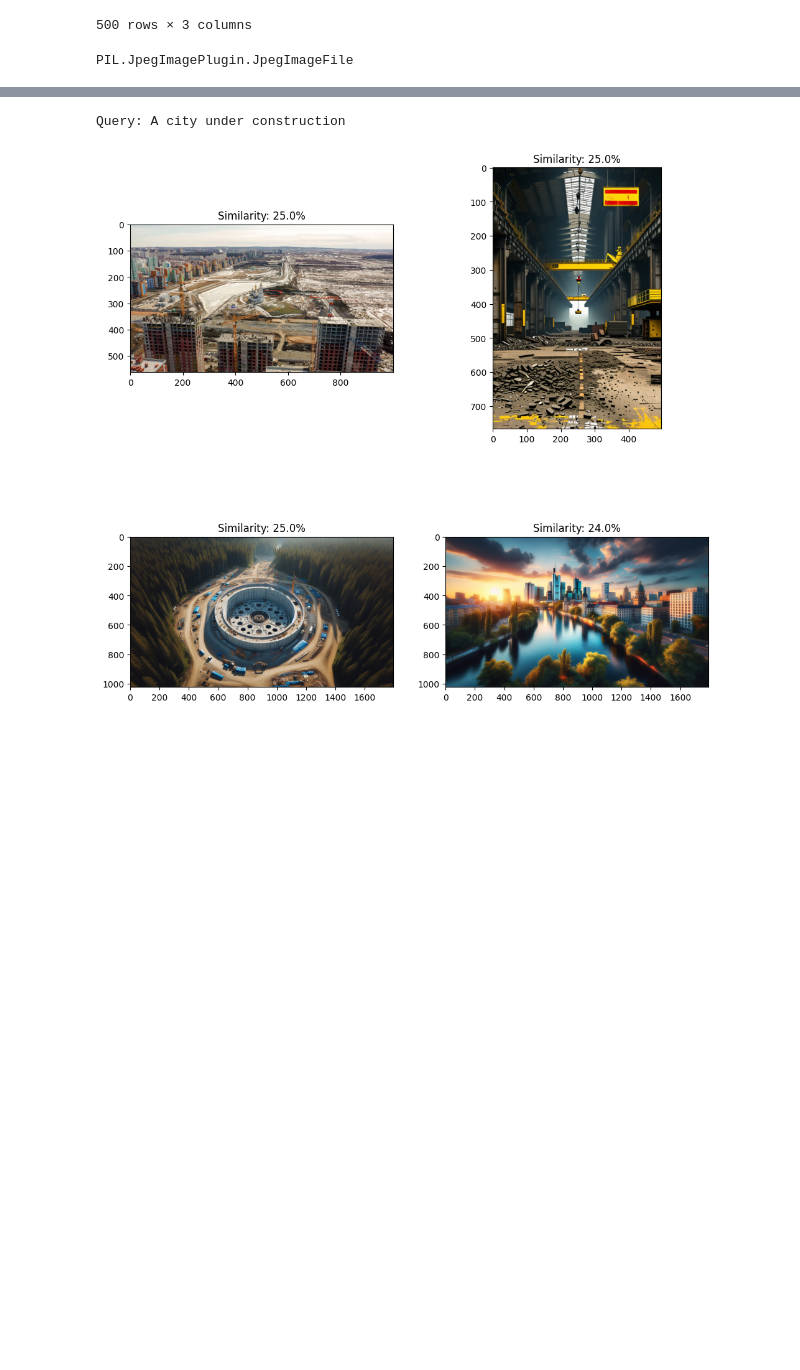
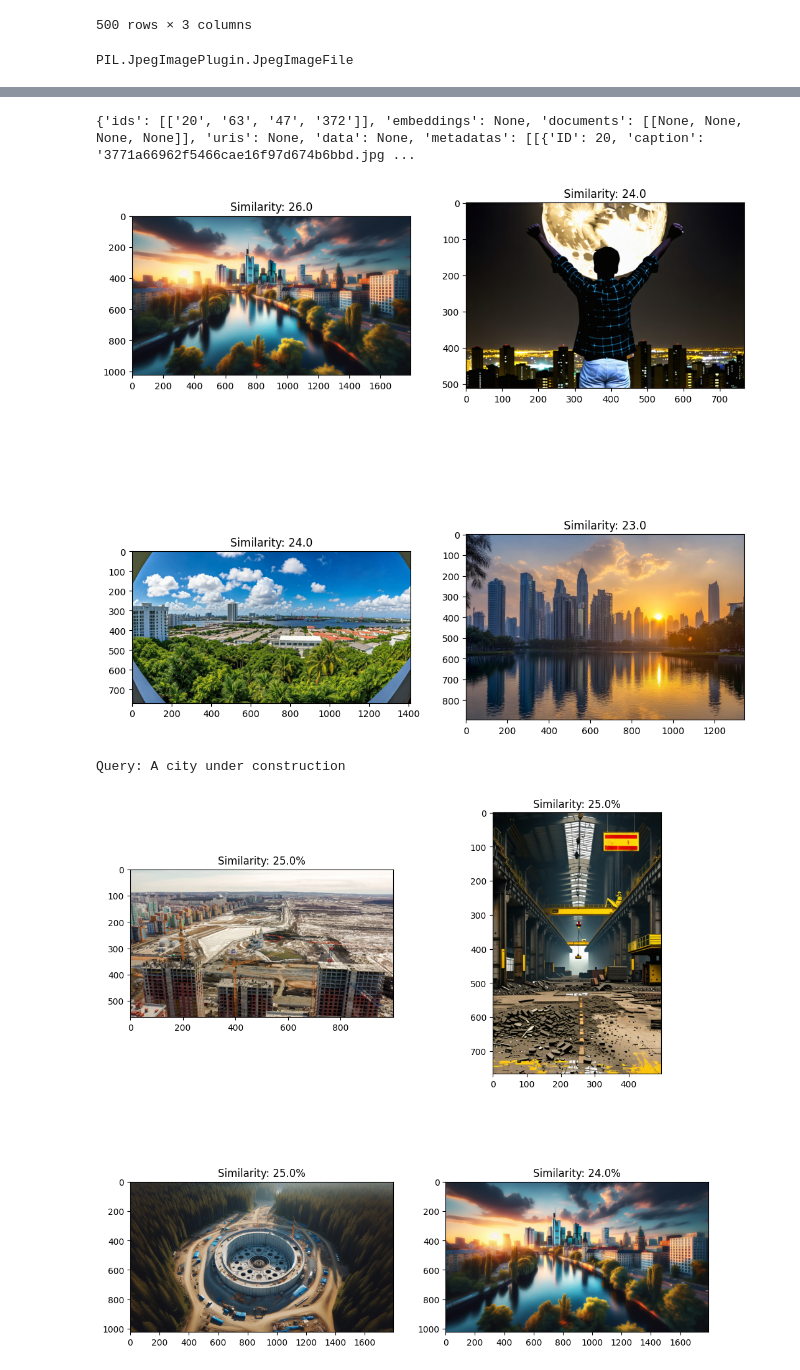
Before and after one commit to Fisokuhle21/multi-modal_image_retrieval_system, a Jupyter notebook: aa.ipynb, the cells around one changed output, grey strips where cells are left out. Saved outputs shown, nothing was run; the diff lists cells and outputs as text; code cells hidden in the pictures; blank space fills up the shorter version.

Commit message:
Creating classes and functions to modularise the code.

```diff
--- a/aa.ipynb
+++ b/aa.ipynb
@@ -136,0 +199,16 @@ image_data_df = get_all_images_embedding(df, "image")
+# %%
+import chromadb
+
+client = chromadb.Client()
+
+from datetime import datetime
+
+collection = client.create_collection(
+    name="my_collection",
+    # embedding_function=emb_fn,
+    metadata={
+        "description": "my first Chroma collection",
+        "created": str(datetime.now()),
+        "hnsw:space": "cosine",
+    }
+)
@@ -137,3 +248,12 @@ image_data_df = get_all_images_embedding(df, "image")
+# %%
+def get_results(query):
+    query_vect = get_single_text_embedding(query)
+    res = collection.query(
+        query_embeddings=query_vect,
+        n_results=4
+        )
+
+    return res
 # %%
 from sklearn.metrics.pairwise import cosine_similarity
 
@@ -168,3 +288,16 @@ def plot_images_by_side(top_images):
      sim_score = 100*float("{:.2f}".format(sim_score))
      ax.title.set_text(f"Similarity: {sim_score}%")
  plt.show()
+# %%
+def plot_images_by_side_(top_images):
+ image_links = [img['image'] for img in top_images["metadatas"][0]]
+ list_images = [Image.open(image_link) for image_link in image_links]
+ distance = top_images["distances"][0]
+ n_row = n_col = 2
+ _, axs = plt.subplots(n_row, n_col, figsize=(12, 12))
+ axs = axs.flatten()
+ for img, ax, sim_score in zip(list_images, axs, distance):
+     ax.imshow(img)
+     sim_score = 100*float("{:.2f}".format(1-sim_score))
+     ax.title.set_text(f"Similarity: {sim_score}%")
+ plt.show()
@@ -171,3 +306,13 @@ def plot_images_by_side(top_images):
+# %%
+top_results = get_results("I want a picture with a city view")
+# %%
+print(top_results)
+# %% [output]
+{'ids': [['20', '63', '47', '372']], 'embeddings': None, 'documents': [[None, None, None, None]], 'uris': None, 'data': None, 'metadatas': [[{'ID': 20, 'caption': '3771a66962f5466cae16f97d674b6bbd.jpg ...
+# %%
+plot_images_by_side_(top_results)
+# %% [output]
+[figure, added]
 # %%
 def run(query):
     query_caption = query
```
Also changed, not shown: parts of 11 cells of this notebook, 6 other files.
